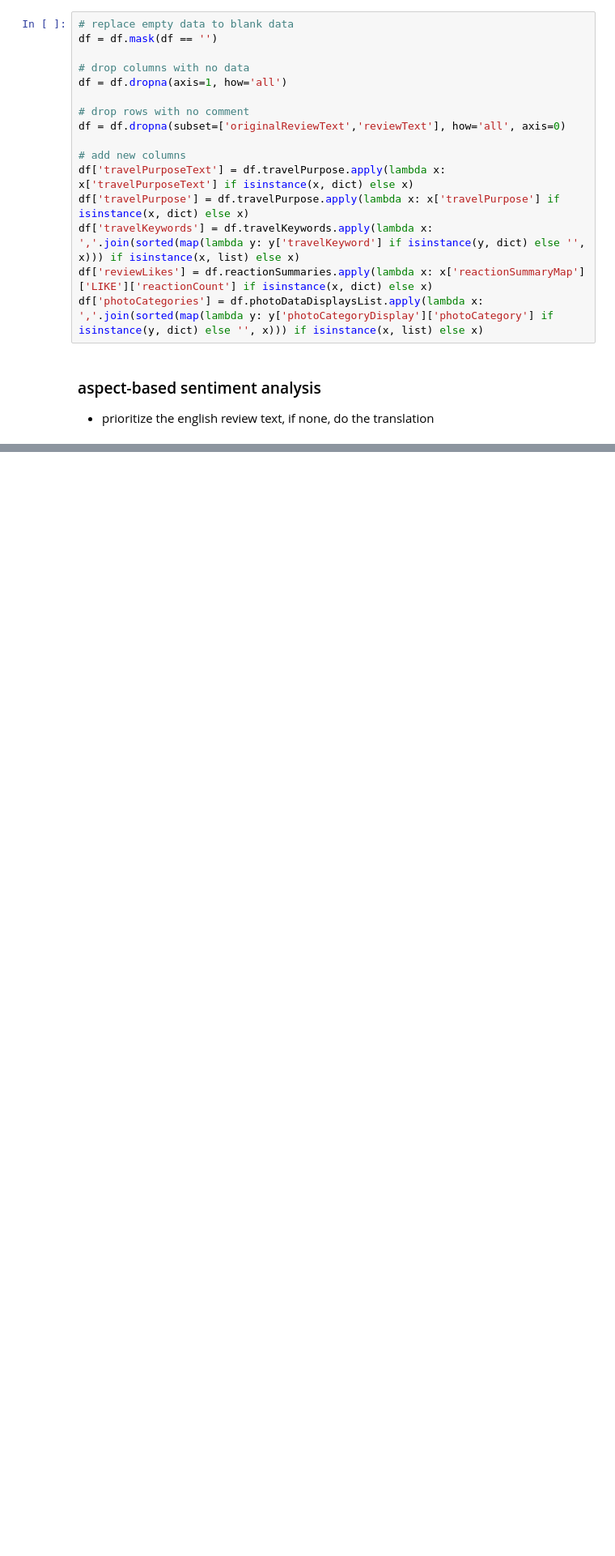
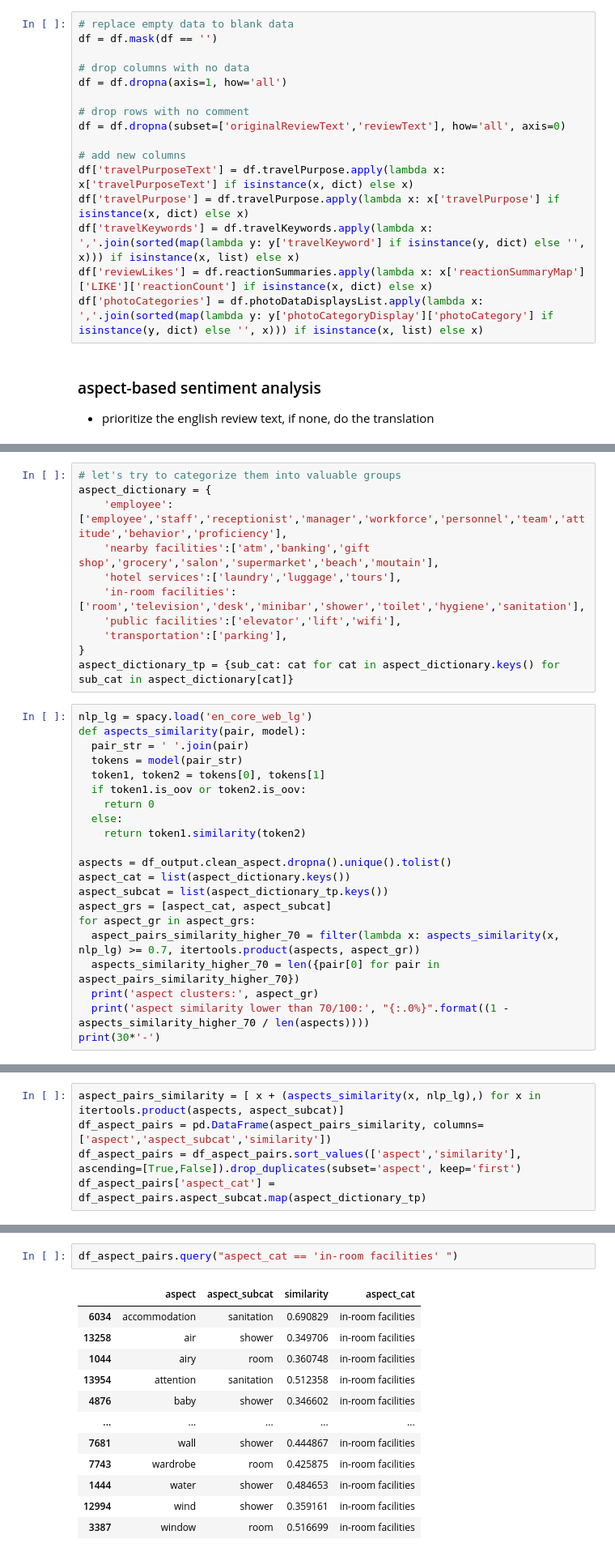
Before and after one commit to dinhgiangltk/analysis-projects, a Jupyter notebook: sentiment_analysis/case_hotel_reviews.ipynb, the cells around one changed output, grey strips where cells are left out. Shown at 81% size. Saved outputs shown, nothing was run; the diff lists cells and outputs as text; blank space fills up the shorter version.

```diff
--- a/sentiment_analysis/case_hotel_reviews.ipynb
+++ b/sentiment_analysis/case_hotel_reviews.ipynb
@@ -120,0 +136,32 @@ Name: aspect, dtype: int64
+# %%
+# let's try to categorize them into valuable groups
+aspect_dictionary = {
+    'employee': ['employee','staff','receptionist','manager','workforce','personnel','team','attitude','behavior','proficiency'],
+    'nearby facilities':['atm','banking','gift shop','grocery','salon','supermarket','beach','moutain'],
+    'hotel services':['laundry','luggage','tours'],
+    'in-room facilities':['room','television','desk','minibar','shower','toilet','hygiene','sanitation'],
+    'public facilities':['elevator','lift','wifi'],
+    'transportation':['parking'],
+}
+aspect_dictionary_tp = {sub_cat: cat for cat in aspect_dictionary.keys() for sub_cat in aspect_dictionary[cat]}
+# %%
+nlp_lg = spacy.load('en_core_web_lg')
+def aspects_similarity(pair, model):
+  pair_str = ' '.join(pair)
+  tokens = model(pair_str)
+  token1, token2 = tokens[0], tokens[1]
+  if token1.is_oov or token2.is_oov:
+    return 0
+  else:
+    return token1.similarity(token2)
+
+aspects = df_output.clean_aspect.dropna().unique().tolist()
+aspect_cat = list(aspect_dictionary.keys())
+aspect_subcat = list(aspect_dictionary_tp.keys())
+aspect_grs = [aspect_cat, aspect_subcat]
+for aspect_gr in aspect_grs:
+  aspect_pairs_similarity_higher_70 = filter(lambda x: aspects_similarity(x, nlp_lg) >= 0.7, itertools.product(aspects, aspect_gr))
+  aspects_similarity_higher_70 = len({pair[0] for pair in aspect_pairs_similarity_higher_70})
+  print('aspect clusters:', aspect_gr)
+  print('aspect similarity lower than 70/100:', "{:.0%}".format((1 - aspects_similarity_higher_70 / len(aspects))))
+print(30*'-')
@@ -120,0 +174,5 @@ Name: aspect, dtype: int64
+# %%
+aspect_pairs_similarity = [ x + (aspects_similarity(x, nlp_lg),) for x in itertools.product(aspects, aspect_subcat)]
+df_aspect_pairs = pd.DataFrame(aspect_pairs_similarity, columns=['aspect','aspect_subcat','similarity'])
+df_aspect_pairs = df_aspect_pairs.sort_values(['aspect','similarity'], ascending=[True,False]).drop_duplicates(subset='aspect', keep='first')
+df_aspect_pairs['aspect_cat'] = df_aspect_pairs.aspect_subcat.map(aspect_dictionary_tp)
@@ -120,0 +189,15 @@ Name: aspect, dtype: int64
+# %%
+df_aspect_pairs.query("aspect_cat == 'in-room facilities' ")
+# %% [output]
+|  | aspect | aspect_subcat | similarity | aspect_cat |
+| 6034 | accommodation | sanitation | 0.690829 | in-room facilities |
+| 13258 | air | shower | 0.349706 | in-room facilities |
+| 1044 | airy | room | 0.360748 | in-room facilities |
+| 13954 | attention | sanitation | 0.512358 | in-room facilities |
+| 4876 | baby | shower | 0.346602 | in-room facilities |
+| ... | ... | ... | ... | ... |
+| 7681 | wall | shower | 0.444867 | in-room facilities |
+| 7743 | wardrobe | room | 0.425875 | in-room facilities |
+| 1444 | water | shower | 0.484653 | in-room facilities |
+| 12994 | wind | shower | 0.359161 | in-room facilities |
+| 3387 | window | room | 0.516699 | in-room facilities |
```
Also changed, not shown: parts of 13 cells of this notebook, 5 other files.
